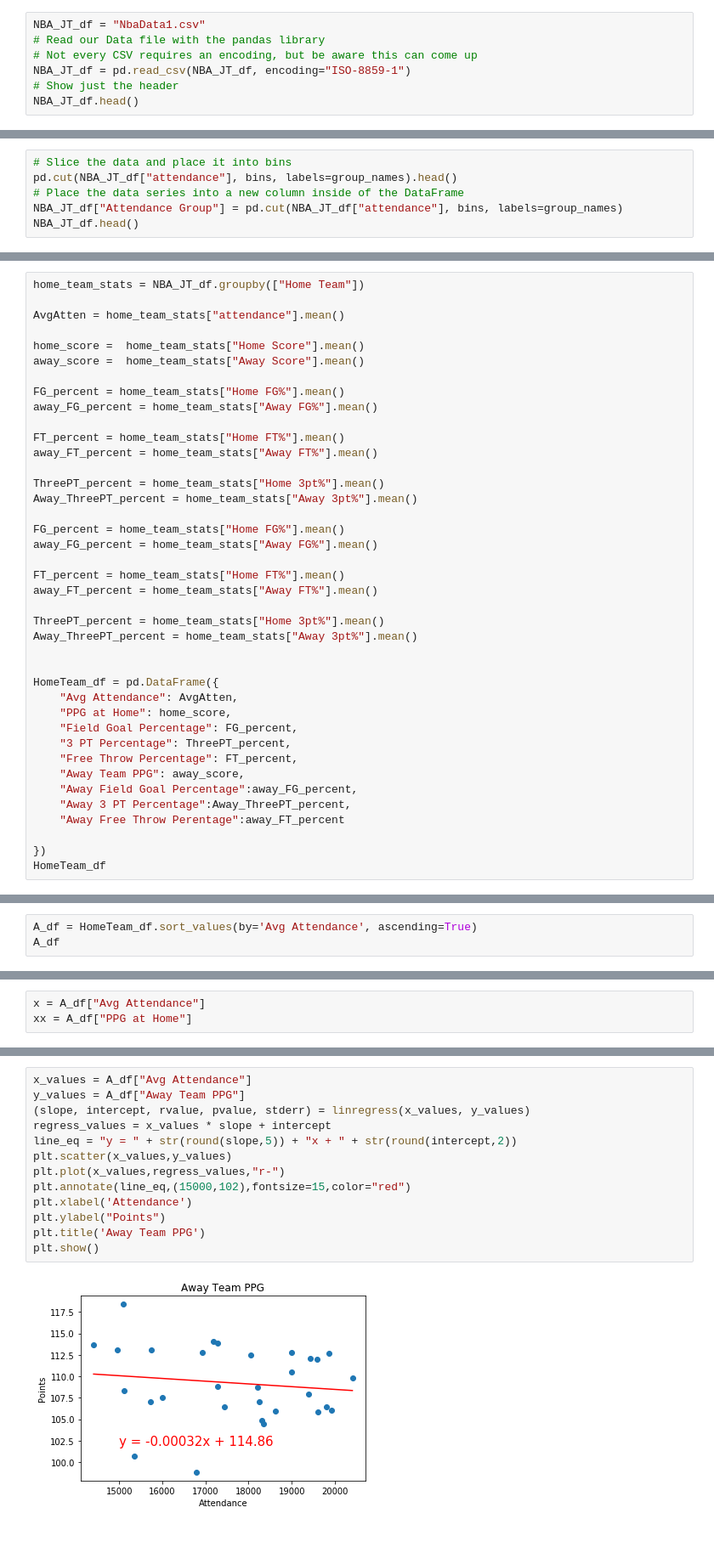
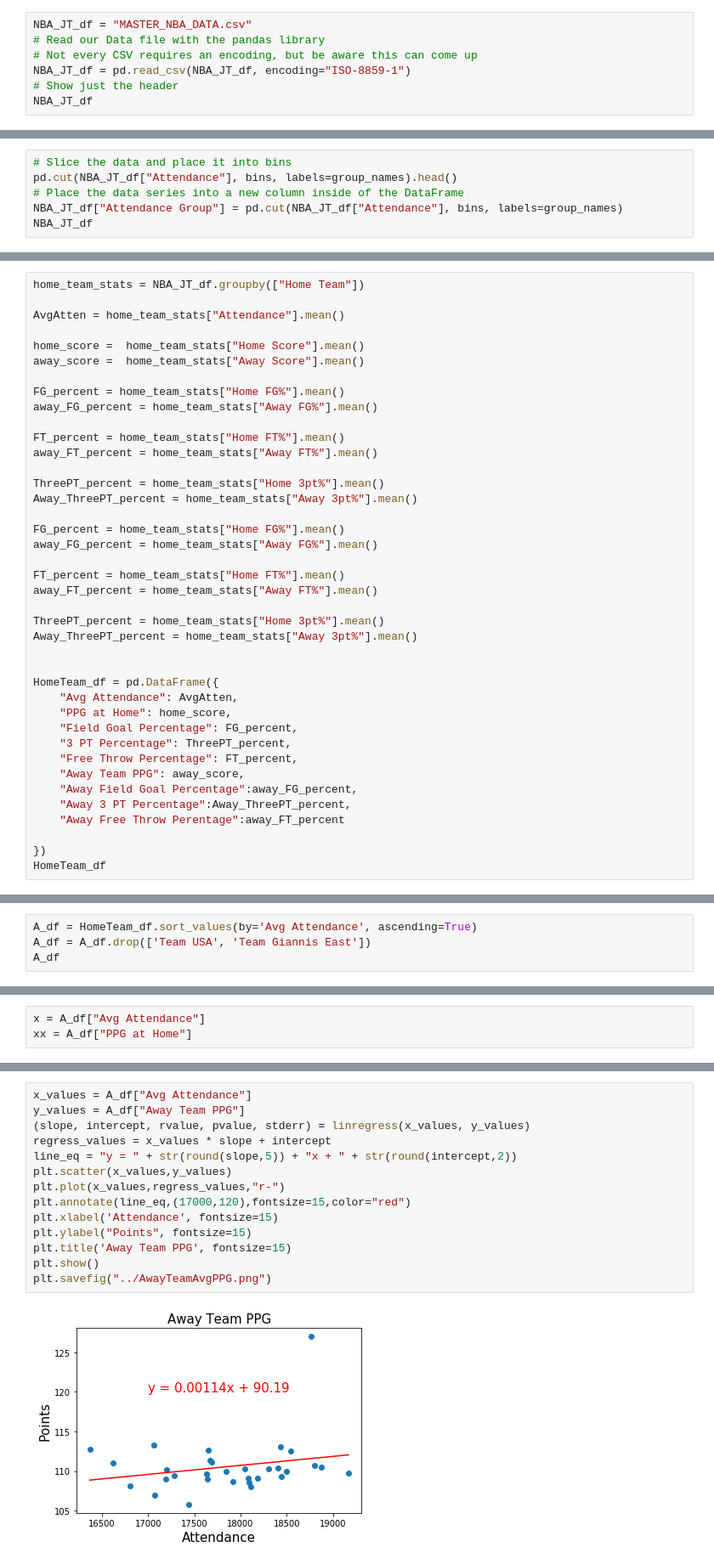
Before and after one commit to patrickjpatten/Project-1, a Jupyter notebook: Analysis/NBA_JT.ipynb, the cells around one changed output, grey strips where cells are left out. Shown at 85% size. Saved outputs shown, nothing was run; the diff lists cells and outputs as text; blank space fills up the shorter version.

```diff
--- a/Analysis/NBA_JT.ipynb
+++ b/Analysis/NBA_JT.ipynb
@@ -6,10 +6,10 @@ import numpy as np
 import scipy.stats as st
 from scipy.stats import linregress
 # %%
-NBA_JT_df = "NbaData1.csv"
+NBA_JT_df = "MASTER_NBA_DATA.csv"
 # Read our Data file with the pandas library
 # Not every CSV requires an encoding, but be aware this can come up
 NBA_JT_df = pd.read_csv(NBA_JT_df, encoding="ISO-8859-1")
 # Show just the header
-NBA_JT_df.head()
+NBA_JT_df
 # %% [output]
@@ -49,8 +56,8 @@ bins = [0, 16394, 18203, 19432, 23989]
 group_names = ["1Q Atten", "2Q Atten", "3Q Atten", "4Q Atten"]
 # %%
 # Slice the data and place it into bins
-pd.cut(NBA_JT_df["attendance"], bins, labels=group_names).head()
+pd.cut(NBA_JT_df["Attendance"], bins, labels=group_names).head()
 # Place the data series into a new column inside of the DataFrame
-NBA_JT_df["Attendance Group"] = pd.cut(NBA_JT_df["attendance"], bins, labels=group_names)
-NBA_JT_df.head()
+NBA_JT_df["Attendance Group"] = pd.cut(NBA_JT_df["Attendance"], bins, labels=group_names)
+NBA_JT_df
 # %% [output]
@@ -144,7 +179,7 @@ plt.savefig("../AwayFT%.png")
 # %%
 home_team_stats = NBA_JT_df.groupby(["Home Team"])
 
-AvgAtten = home_team_stats["attendance"].mean()
+AvgAtten = home_team_stats["Attendance"].mean()
 
 home_score =  home_team_stats["Home Score"].mean()
 away_score =  home_team_stats["Away Score"].mean()
@@ -203,5 +238,6 @@ HomeTeam_df
 # %%
 A_df = HomeTeam_df.sort_values(by='Avg Attendance', ascending=True)
+A_df = A_df.drop(['Team USA', 'Team Giannis East'])
 A_df
 # %% [output]
 |  | Avg Attendance | PPG at Home | Field Goal Percentage | 3 PT Percentage | Free Throw Percentage | ... |
@@ -257,15 +293,16 @@ plt.savefig("../HomeTeamAvgPPG.png")
 # %%
 x_values = A_df["Avg Attendance"]
 y_values = A_df["Away Team PPG"]
 (slope, intercept, rvalue, pvalue, stderr) = linregress(x_values, y_values)
 regress_values = x_values * slope + intercept
 line_eq = "y = " + str(round(slope,5)) + "x + " + str(round(intercept,2))
 plt.scatter(x_values,y_values)
 plt.plot(x_values,regress_values,"r-")
-plt.annotate(line_eq,(15000,102),fontsize=15,color="red")
-plt.xlabel('Attendance')
-plt.ylabel("Points")
-plt.title('Away Team PPG')
+plt.annotate(line_eq,(17000,120),fontsize=15,color="red")
+plt.xlabel('Attendance', fontsize=15)
+plt.ylabel("Points", fontsize=15)
+plt.title('Away Team PPG', fontsize=15)
 plt.show()
+plt.savefig("../AwayTeamAvgPPG.png")
 # %% [output]
-[figure, old version]
+[figure, new version]
```
Also changed, not shown: parts of 26 cells of this notebook.
